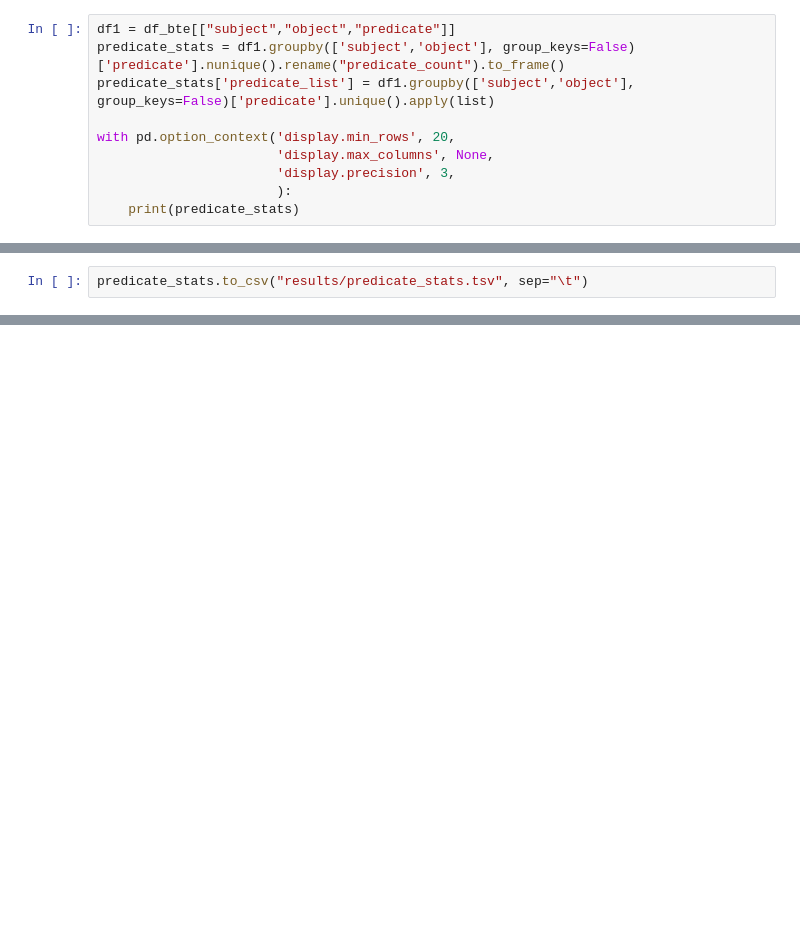
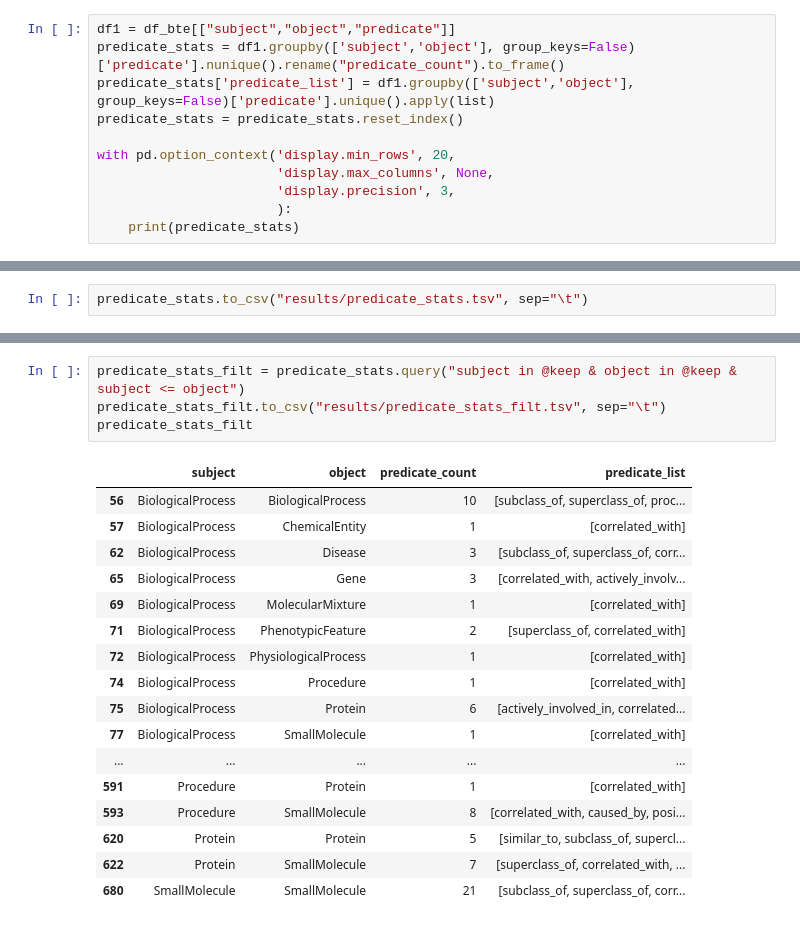
Before and after one commit to andrewsu/BTE_metakg_viz, a Jupyter notebook: bte_metakg_viz.ipynb, the cells around one changed output, grey strips where cells are left out. Cells and saved outputs as stored; diff of their text form; blank space fills up the shorter version.

```diff
--- a/bte_metakg_viz.ipynb
+++ b/bte_metakg_viz.ipynb
@@ -164,6 +191,7 @@ api_stats.to_csv("results/api_stats.tsv", sep="\t")
 df1 = df_bte[["subject","object","predicate"]]
 predicate_stats = df1.groupby(['subject','object'], group_keys=False)['predicate'].nunique().rename("predicate_count").to_frame()
 predicate_stats['predicate_list'] = df1.groupby(['subject','object'], group_keys=False)['predicate'].unique().apply(list)
+predicate_stats = predicate_stats.reset_index()
 
 with pd.option_context('display.min_rows', 20,
                        'display.max_columns', None,
@@ -192,0 +241,22 @@ predicate_stats.to_csv("results/predicate_stats.tsv", sep="\t")
+# %%
+predicate_stats_filt = predicate_stats.query("subject in @keep & object in @keep & subject <= object")
+predicate_stats_filt.to_csv("results/predicate_stats_filt.tsv", sep="\t")
+predicate_stats_filt
+# %% [output]
+|  | subject | object | predicate_count | predicate_list |
+| 56 | BiologicalProcess | BiologicalProcess | 10 | [subclass_of, superclass_of, proc... |
+| 57 | BiologicalProcess | ChemicalEntity | 1 | [correlated_with] |
+| 62 | BiologicalProcess | Disease | 3 | [subclass_of, superclass_of, corr... |
+| 65 | BiologicalProcess | Gene | 3 | [correlated_with, actively_involv... |
+| 69 | BiologicalProcess | MolecularMixture | 1 | [correlated_with] |
+| 71 | BiologicalProcess | PhenotypicFeature | 2 | [superclass_of, correlated_with] |
+| 72 | BiologicalProcess | PhysiologicalProcess | 1 | [correlated_with] |
+| 74 | BiologicalProcess | Procedure | 1 | [correlated_with] |
+| 75 | BiologicalProcess | Protein | 6 | [actively_involved_in, correlated... |
+| 77 | BiologicalProcess | SmallMolecule | 1 | [correlated_with] |
+| ... | ... | ... | ... | ... |
+| 591 | Procedure | Protein | 1 | [correlated_with] |
+| 593 | Procedure | SmallMolecule | 8 | [correlated_with, caused_by, posi... |
+| 620 | Protein | Protein | 5 | [similar_to, subclass_of, supercl... |
+| 622 | Protein | SmallMolecule | 7 | [superclass_of, correlated_with, ... |
+| 680 | SmallMolecule | SmallMolecule | 21 | [subclass_of, superclass_of, corr... |
```
Also changed, not shown: parts of 9 cells of this notebook, 5 other files.
